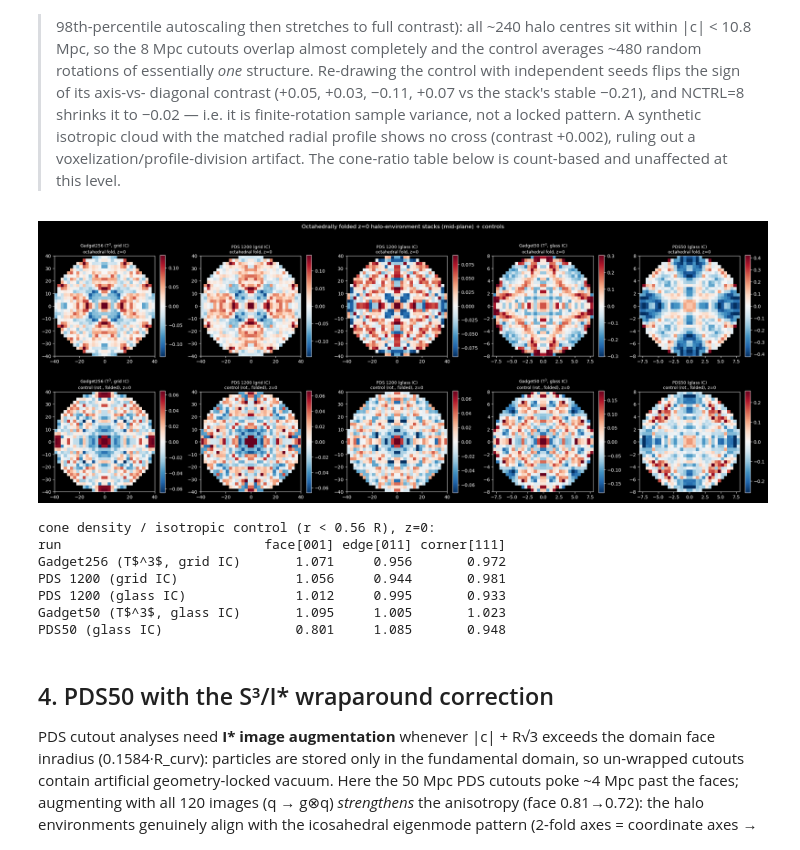
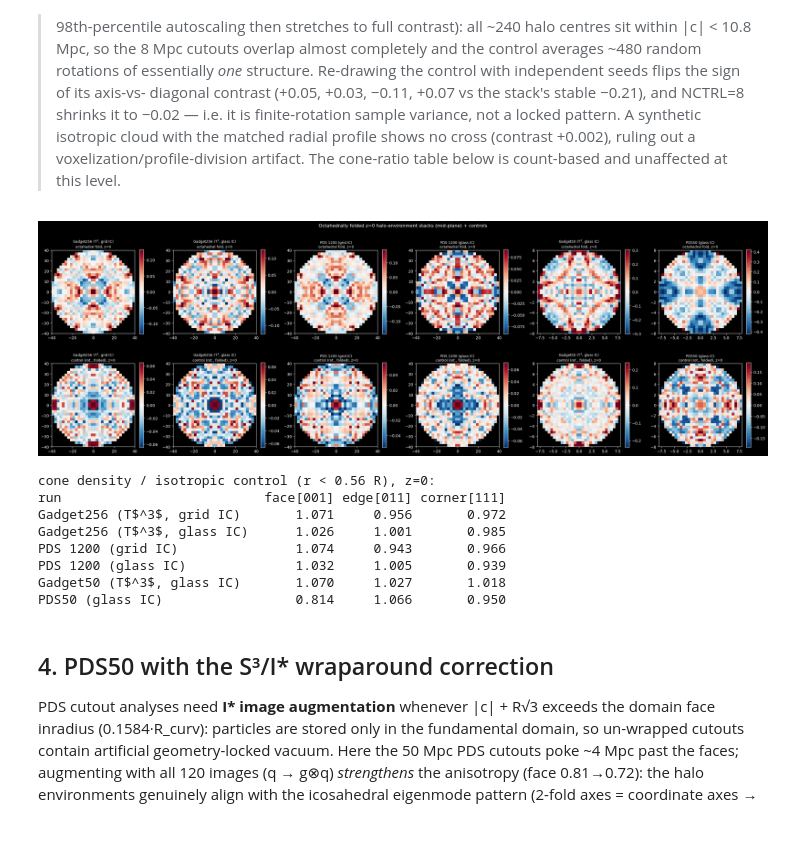
Before and after one commit to eltevo/StePS, a Jupyter notebook: tools/Visualization/Halo_stacking_anisotropy.ipynb, the cells around one changed output. Saved outputs shown, nothing was run; the diff lists cells and outputs as text; code cells hidden in the pictures.

Commit message:
corrected power spec, Gadget256 glass

```diff
--- a/tools/Visualization/Halo_stacking_anisotropy.ipynb
+++ b/tools/Visualization/Halo_stacking_anisotropy.ipynb
@@ -42,6 +42,9 @@ SIMS = {
  'g1200_grid':  dict(snap=('/scratch/csabai/gadget256_flat', 'snapshot_%03d.hdf5'),
                      cat='/scratch/csabai/halo_catalogs/gadget256_z0_matchedframe_halos.hdf5',
                      kind='gadget', L=1200.0, R=40.0, rmaxc=420.0, label='Gadget256 (T$^3$, grid IC)'),
+ 'g1200_glass': dict(snap=('/scratch/csabai/gadget256_glass', 'snapshot_%03d.hdf5'),
+                     cat='/scratch/csabai/halo_catalogs/gadget256_glass_z0_matchedframe_halos.hdf5',
+                     kind='gadget', L=1200.0, R=40.0, rmaxc=420.0, label='Gadget256 (T$^3$, glass IC)'),
  'p1200_grid':  dict(snap=('/scratch/csabai/test256disc', 'snapshot_%04d.hdf5'),
                      cat='/scratch/csabai/halo_catalogs/pds_grid256_z0_matchedframe_halos.hdf5',
                      kind='pds', L=1200.0, R=40.0, rmaxc=420.0, label='PDS 1200 (grid IC)'),
@@ -220,39 +223,42 @@ grid-locked anisotropy. *Direction statistics only valid at r < R (inscribed sph
 > is count-based and unaffected at this level.
 # %%
 mid = NPIX//2
-fig, axes = plt.subplots(2, 5, figsize=(22, 8.6))
+# panel count follows SIMS -- do NOT hardcode it (adding the Gadget glass run as a
+# sixth entry overflowed a fixed 2x5 grid with IndexError)
+fig, axes = plt.subplots(2, len(SIMS), figsize=(4.4*len(SIMS), 8.6))
 cone_table = {}
 for col, sim in enumerate(SIMS):
     s = SIMS[sim]
     hc = halo_centers(sim)
     x = load_particles(sim, 10); tree = cKDTree(x)
     rel = cutouts(sim, x, tree, hc)
     ctr = np.concatenate([cutouts(sim, x, tree, hc, rotate=True) for _ in range(NCTRL)])
     Af = oct_fold(stack3d(rel, s['R'])); Ac = oct_fold(stack3d(ctr, s['R']))
     cone_table[sim] = cone_ratios(rel, ctr, s['R'])
     for row, (F, lab) in enumerate([(Af, 'octahedral fold'), (Ac, 'control (rot., folded)')]):
         ax = axes[row, col]
         sl = np.nanmean(F[:, :, mid-2:mid+2], axis=2).T
         v = max(np.nanpercentile(np.abs(sl), 98), 1e-3)
         im = ax.imshow(sl, origin='lower', extent=[-s['R'], s['R'], -s['R'], s['R']],
                        cmap='RdBu_r', vmin=-v, vmax=v)
         fig.colorbar(im, ax=ax, fraction=0.046)
         ax.set_title(f"{s['label']}\n{lab}, z=0", fontsize=9)
 fig.suptitle('Octahedrally folded z=0 halo-environment stacks (mid-plane) + controls', y=0.995)
 plt.tight_layout(); plt.show()
 print('cone density / isotropic control (r < 0.56 R), z=0:')
 print(f"{'run':28s}{'face[001]':>10}{'edge[011]':>10}{'corner[111]':>12}")
 for sim, v in cone_table.items():
     print(f"{SIMS[sim]['label']:28s}{v[0]:10.3f}{v[1]:10.3f}{v[2]:12.3f}")
 # %% [output]
-[figure, old version]
+[figure, new version]
 cone density / isotropic control (r < 0.56 R), z=0:
 run                          face[001] edge[011] corner[111]
 Gadget256 (T$^3$, grid IC)       1.071     0.956       0.972
-PDS 1200 (grid IC)               1.056     0.944       0.981
-PDS 1200 (glass IC)              1.012     0.995       0.933
-Gadget50 (T$^3$, glass IC)       1.095     1.005       1.023
-PDS50 (glass IC)                 0.801     1.085       0.948
+Gadget256 (T$^3$, glass IC)      1.026     1.001       0.985
+PDS 1200 (grid IC)               1.074     0.943       0.966
+PDS 1200 (glass IC)              1.032     1.005       0.939
+Gadget50 (T$^3$, glass IC)       1.070     1.027       1.018
+PDS50 (glass IC)                 0.814     1.066       0.950
 # %% [markdown]
 ## 4. PDS50 with the S³/I* wraparound correction
 PDS cutout analyses need **I\* image augmentation** whenever |c| + R√3 exceeds the domain
```
Also changed, not shown: parts of 5 cells of this notebook, 2 other files.
